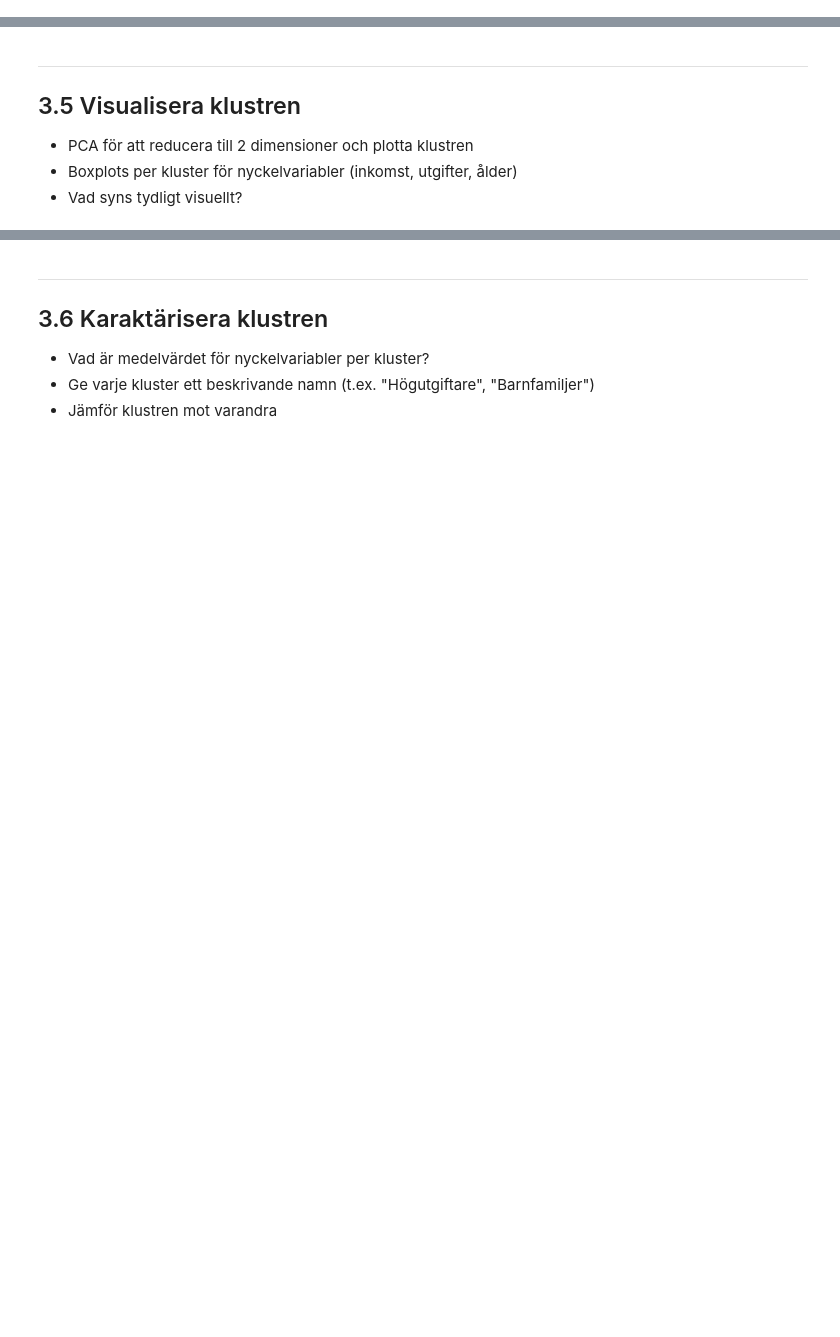
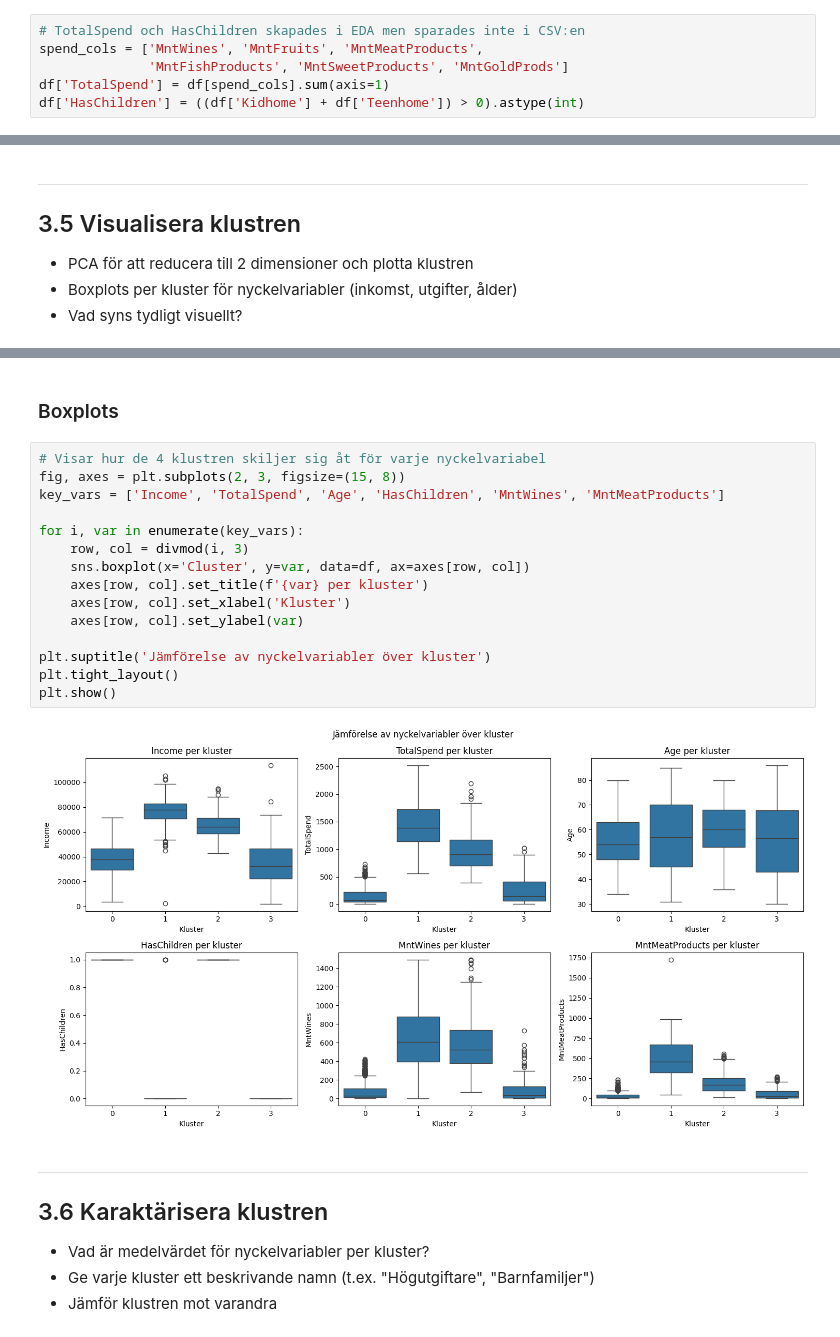
Before and after one commit to davidfjellstrom/Unsupervised-machine-learning, a Jupyter notebook: 03_klustring.ipynb, the cells around one changed output, grey strips where cells are left out. Drawn from its saved outputs; the diff is of its cells as text; blank space fills up the shorter version.

```diff
--- a/03_klustring.ipynb
+++ b/03_klustring.ipynb
@@ -13,3 +33,9 @@ Läs in `clean_customer_data.csv` från datareningen.
+# %%
+# TotalSpend och HasChildren skapades i EDA men sparades inte i CSV:en
+spend_cols = ['MntWines', 'MntFruits', 'MntMeatProducts',
+              'MntFishProducts', 'MntSweetProducts', 'MntGoldProds']
+df['TotalSpend'] = df[spend_cols].sum(axis=1)
+df['HasChildren'] = ((df['Kidhome'] + df['Teenhome']) > 0).astype(int)
 # %% [markdown]
 ---
 ## 3.2 Välj och förbered variabler
@@ -41,3 +151,22 @@ Läs in `clean_customer_data.csv` från datareningen.
+# %% [markdown]
+### Boxplots
+# %%
+# Visar hur de 4 klustren skiljer sig åt för varje nyckelvariabel
+fig, axes = plt.subplots(2, 3, figsize=(15, 8))
+key_vars = ['Income', 'TotalSpend', 'Age', 'HasChildren', 'MntWines', 'MntMeatProducts']
+
+for i, var in enumerate(key_vars):
+    row, col = divmod(i, 3)
+    sns.boxplot(x='Cluster', y=var, data=df, ax=axes[row, col])
+    axes[row, col].set_title(f'{var} per kluster')
+    axes[row, col].set_xlabel('Kluster')
+    axes[row, col].set_ylabel(var)
+
+plt.suptitle('Jämförelse av nyckelvariabler över kluster')
+plt.tight_layout()
+plt.show()
+# %% [output]
+[figure, added]
 # %% [markdown]
 ---
 ## 3.6 Karaktärisera klustren
```
Also changed, not shown: parts of 16 cells of this notebook.
